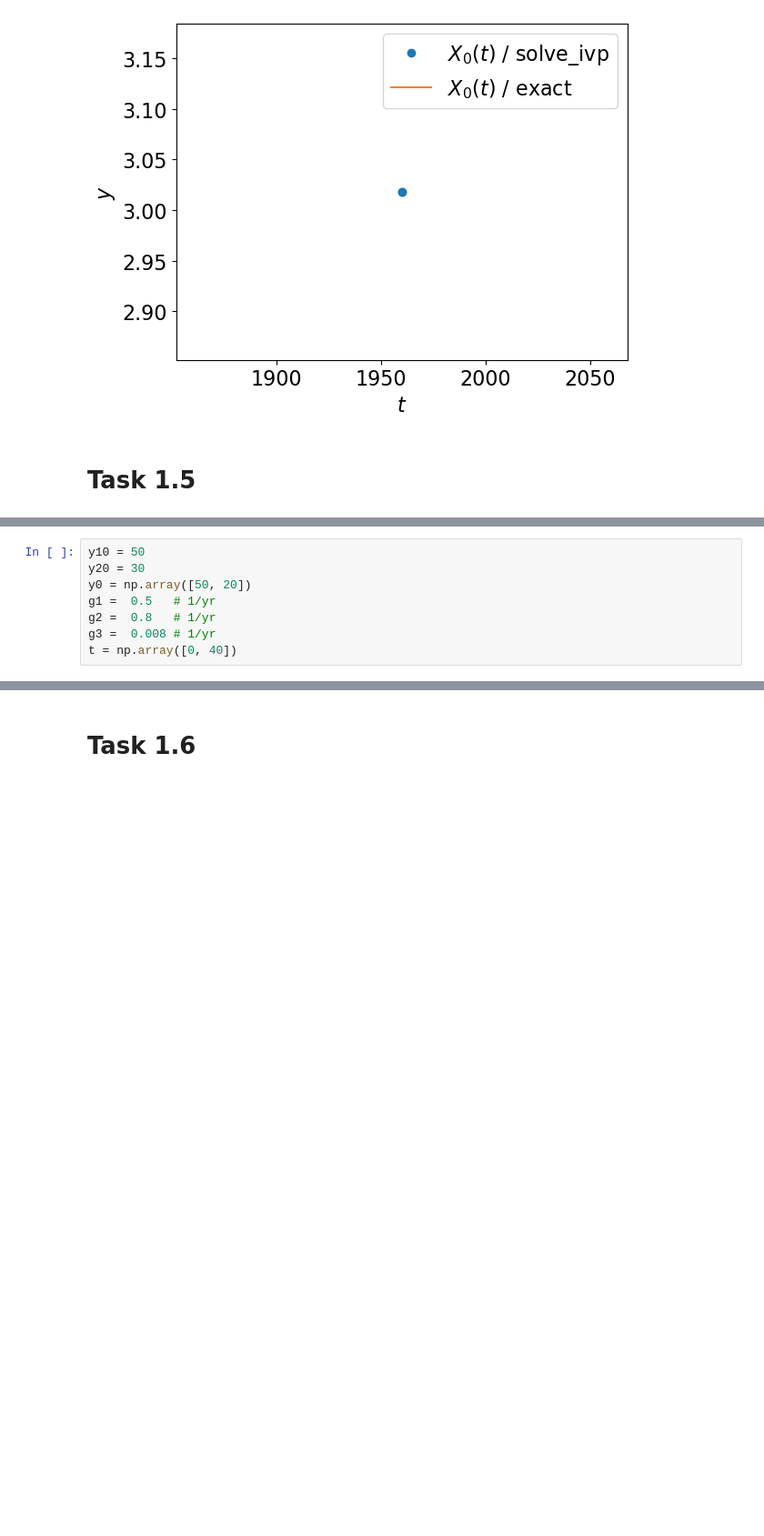
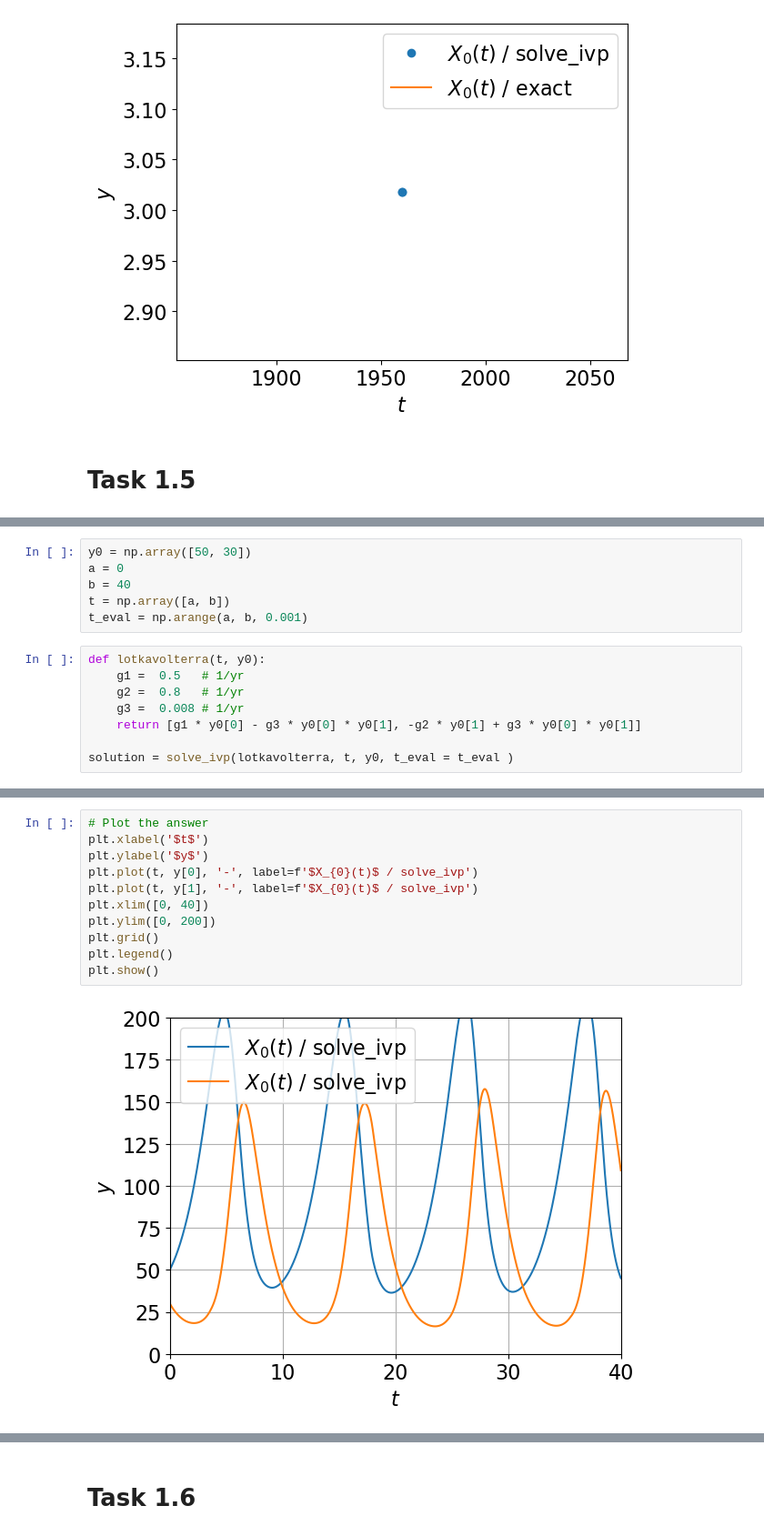
Before and after one commit to ablarer/SCC_ZHAW, a Jupyter notebook: 01/01 Vorlesung, Lab.ipynb, the cells around one changed output, grey strips where cells are left out. Shown: that part at 91% size. Cells and saved outputs as stored; diff of their text form; blank space fills up the shorter version.

```diff
--- a/01/01 Vorlesung, Lab.ipynb
+++ b/01/01 Vorlesung, Lab.ipynb
@@ -273,8 +245,14 @@ plt.show()
+# %%
+y0 = np.array([50, 30])
+a = 0
+b = 40
+t = np.array([a, b])
+t_eval = np.arange(a, b, 0.001)
 # %%
-y10 = 50
-y20 = 30
-y0 = np.array([50, 20])
-g1 =  0.5   # 1/yr
-g2 =  0.8   # 1/yr
-g3 =  0.008 # 1/yr
-t = np.array([0, 40])
+def lotkavolterra(t, y0):
+    g1 =  0.5   # 1/yr
+    g2 =  0.8   # 1/yr
+    g3 =  0.008 # 1/yr
+    return [g1 * y0[0] - g3 * y0[0] * y0[1], -g2 * y0[1] + g3 * y0[0] * y0[1]]
+
+solution = solve_ivp(lotkavolterra, t, y0, t_eval = t_eval )
@@ -317,0 +274,13 @@ plt.show()
+# %%
+# Plot the answer
+plt.xlabel('$t$')
+plt.ylabel('$y$')
+plt.plot(t, y[0], '-', label=f'$X_{0}(t)$ / solve_ivp')
+plt.plot(t, y[1], '-', label=f'$X_{0}(t)$ / solve_ivp')
+plt.xlim([0, 40])
+plt.ylim([0, 200])
+plt.grid()
+plt.legend()
+plt.show()
+# %% [output]
+[figure, added]
```
Also changed, not shown: parts of 36 cells of this notebook.
